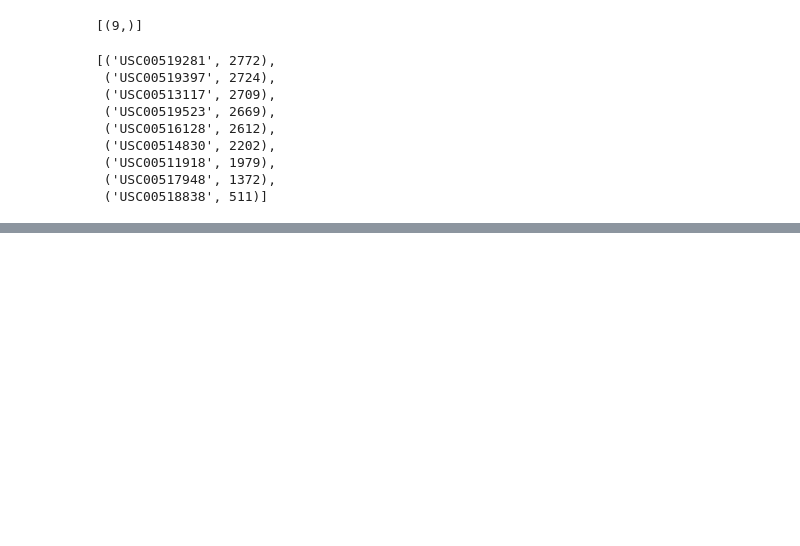
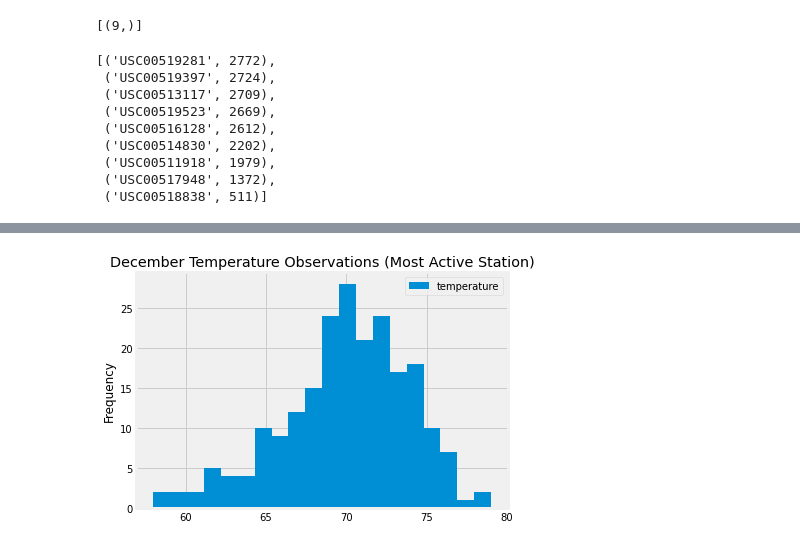
Before and after one commit to harg74/Surf-s_Up, a Jupyter notebook: SurfsUp_Challenge.ipynb, the cells around one changed output, grey strips where cells are left out. Saved outputs shown, nothing was run; the diff lists cells and outputs as text; code cells hidden in the pictures; blank space fills up the shorter version.

```diff
--- a/SurfsUp_Challenge.ipynb
+++ b/SurfsUp_Challenge.ipynb
@@ -222,0 +280,5 @@ group_by(Measurement.station).order_by(func.count(Measurement.station).desc()).a
+# %%
+station_dec = session.query(Measurement.date, Measurement.tobs).\
+filter(Measurement.station == 'USC00519281').\
+filter(extract('month', Measurement.date) == 12).all()
+station_dec
@@ -222,0 +303,3 @@ group_by(Measurement.station).order_by(func.count(Measurement.station).desc()).a
+# %%
+station_dec_df=pd.DataFrame(station_dec, columns=['date', 'temperature'])
+station_dec_df
@@ -222,0 +320,11 @@ group_by(Measurement.station).order_by(func.count(Measurement.station).desc()).a
+# %%
+station_dec_df.set_index(station_dec_df['date'], inplace=True)
+station_dec_df.to_string(index=False)
+station_dec_df = station_dec_df.sort_index()
+station_dec_df.to_string(index=False)
+
+station_dec_df.plot.hist(bins=20)
+plt.title('December Temperature Observations (Most Active Station)')
+plt.tight_layout()
+# %% [output]
+[figure, added]
```
Also changed, not shown: parts of 6 cells of this notebook.
